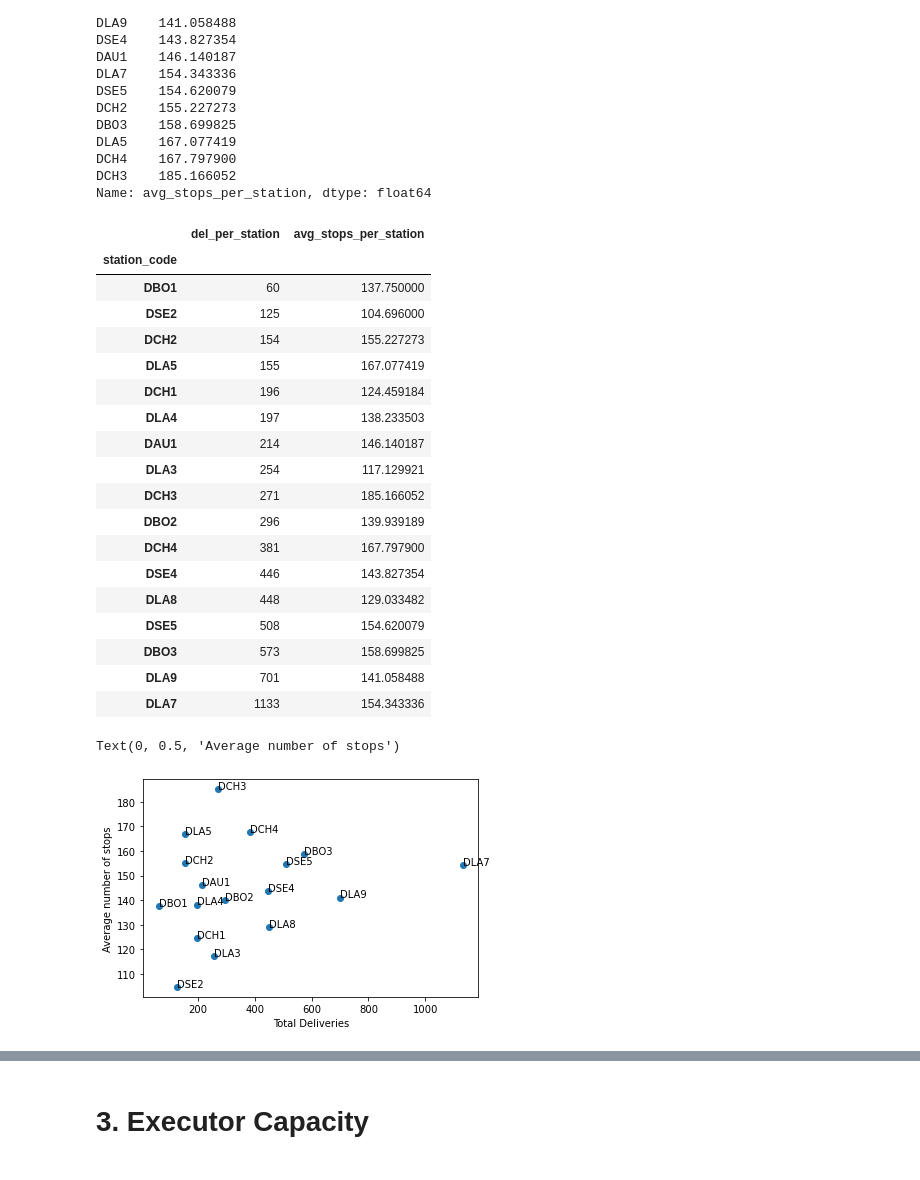
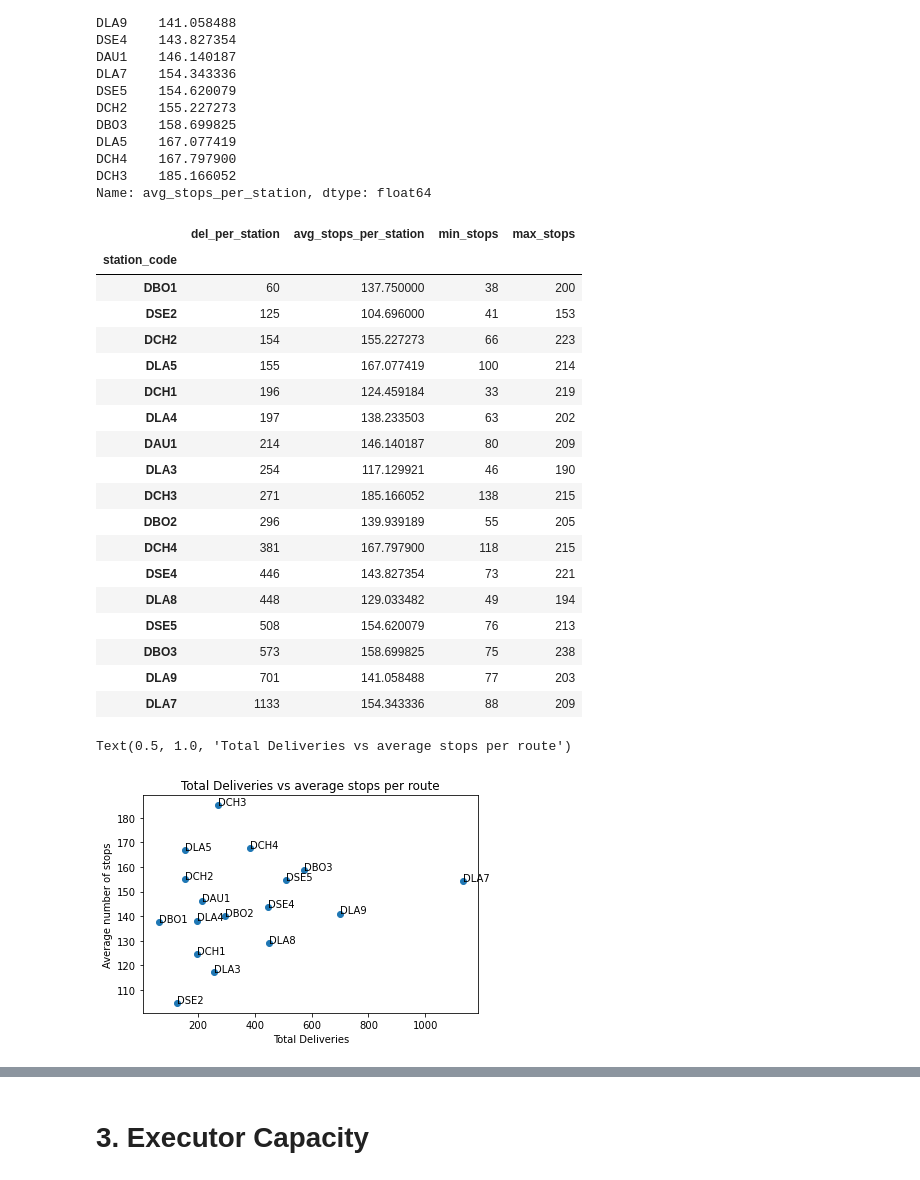
Before and after one commit to chinmaykurade/routing-challenge-az, a Jupyter notebook: EDA_route_data.ipynb, the cells around one changed output, grey strips where cells are left out. Drawn from its saved outputs; the diff is of its cells as text; code cells hidden in the pictures.

```diff
--- a/EDA_route_data.ipynb
+++ b/EDA_route_data.ipynb
@@ -220,33 +220,39 @@ DCH3    185.166052
 Name: avg_stops_per_station, dtype: float64
 # %%
 df_station_data = pd.concat([del_per_station,avg_stops],axis=1)
+df_station_data['min_stops'] = \
+df_route_data.groupby('station_code')['num_stops'].min()
+df_station_data['max_stops'] = \
+df_route_data.groupby('station_code')['num_stops'].max()
 df_station_data
 # %% [output]
-|  | del_per_station | avg_stops_per_station |
-| station_code |  |  |
-| DBO1 | 60 | 137.750000 |
-| DSE2 | 125 | 104.696000 |
-| DCH2 | 154 | 155.227273 |
-| DLA5 | 155 | 167.077419 |
-| DCH1 | 196 | 124.459184 |
-| DLA4 | 197 | 138.233503 |
-| DAU1 | 214 | 146.140187 |
-| DLA3 | 254 | 117.129921 |
-| DCH3 | 271 | 185.166052 |
-| DBO2 | 296 | 139.939189 |
-| DCH4 | 381 | 167.797900 |
-| DSE4 | 446 | 143.827354 |
-| DLA8 | 448 | 129.033482 |
-| DSE5 | 508 | 154.620079 |
-| DBO3 | 573 | 158.699825 |
-| DLA9 | 701 | 141.058488 |
-| DLA7 | 1133 | 154.343336 |
+|  | del_per_station | avg_stops_per_station | min_stops | max_stops |
+| station_code |  |  |  |  |
+| DBO1 | 60 | 137.750000 | 38 | 200 |
+| DSE2 | 125 | 104.696000 | 41 | 153 |
+| DCH2 | 154 | 155.227273 | 66 | 223 |
+| DLA5 | 155 | 167.077419 | 100 | 214 |
+| DCH1 | 196 | 124.459184 | 33 | 219 |
+| DLA4 | 197 | 138.233503 | 63 | 202 |
+| DAU1 | 214 | 146.140187 | 80 | 209 |
+| DLA3 | 254 | 117.129921 | 46 | 190 |
+| DCH3 | 271 | 185.166052 | 138 | 215 |
+| DBO2 | 296 | 139.939189 | 55 | 205 |
+| DCH4 | 381 | 167.797900 | 118 | 215 |
+| DSE4 | 446 | 143.827354 | 73 | 221 |
+| DLA8 | 448 | 129.033482 | 49 | 194 |
+| DSE5 | 508 | 154.620079 | 76 | 213 |
+| DBO3 | 573 | 158.699825 | 75 | 238 |
+| DLA9 | 701 | 141.058488 | 77 | 203 |
+| DLA7 | 1133 | 154.343336 | 88 | 209 |
 # %%
 plt.scatter(df_station_data['del_per_station'],df_station_data['avg_stops_per_station'])
-for idx,(x,y) in zip(df_station_data.index,df_station_data.values):
+for idx,(x,y) in zip(df_station_data.index,\
+        df_station_data[['del_per_station','avg_stops_per_station']].values):
     plt.annotate(idx,(x,y))
 plt.xlabel('Total Deliveries')
 plt.ylabel('Average number of stops')
+plt.title("Total Deliveries vs average stops per route")
 # %% [output]
-Text(0, 0.5, 'Average number of stops')
+Text(0.5, 1.0, 'Total Deliveries vs average stops per route')
-[figure, old version]
+[figure, new version]
```
Also changed, not shown: parts of 2 cells of this notebook, 2 other files.
